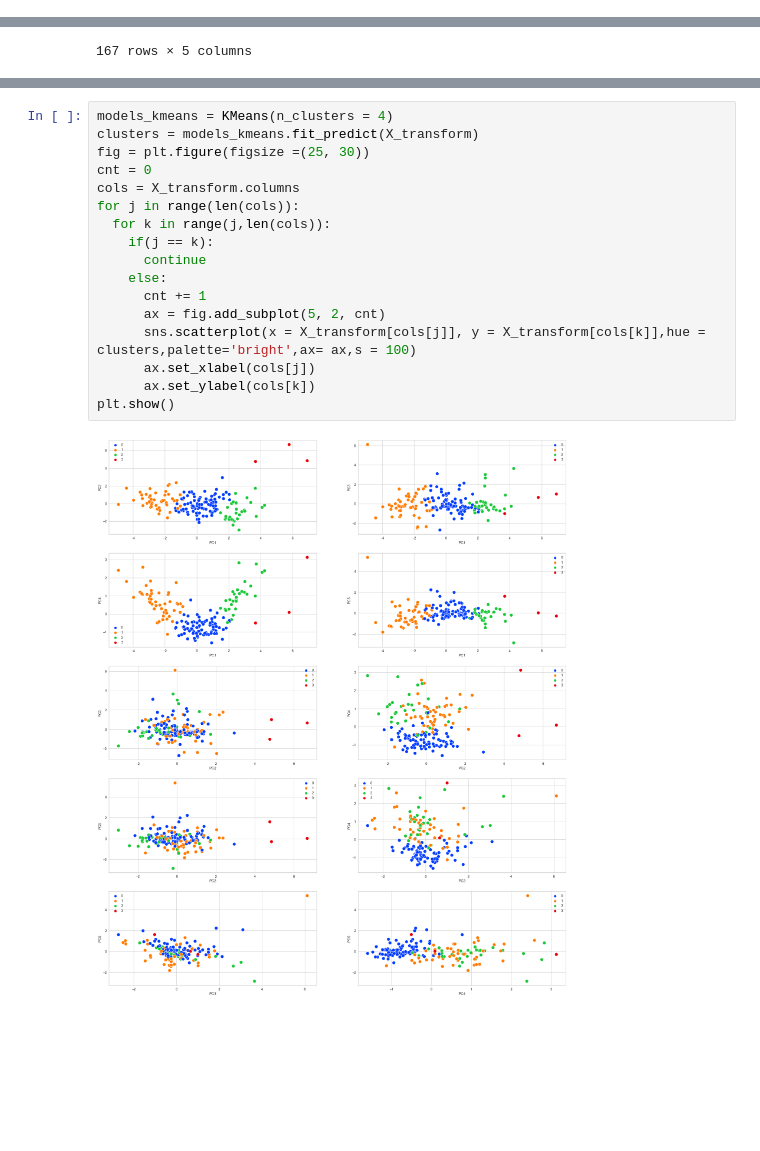
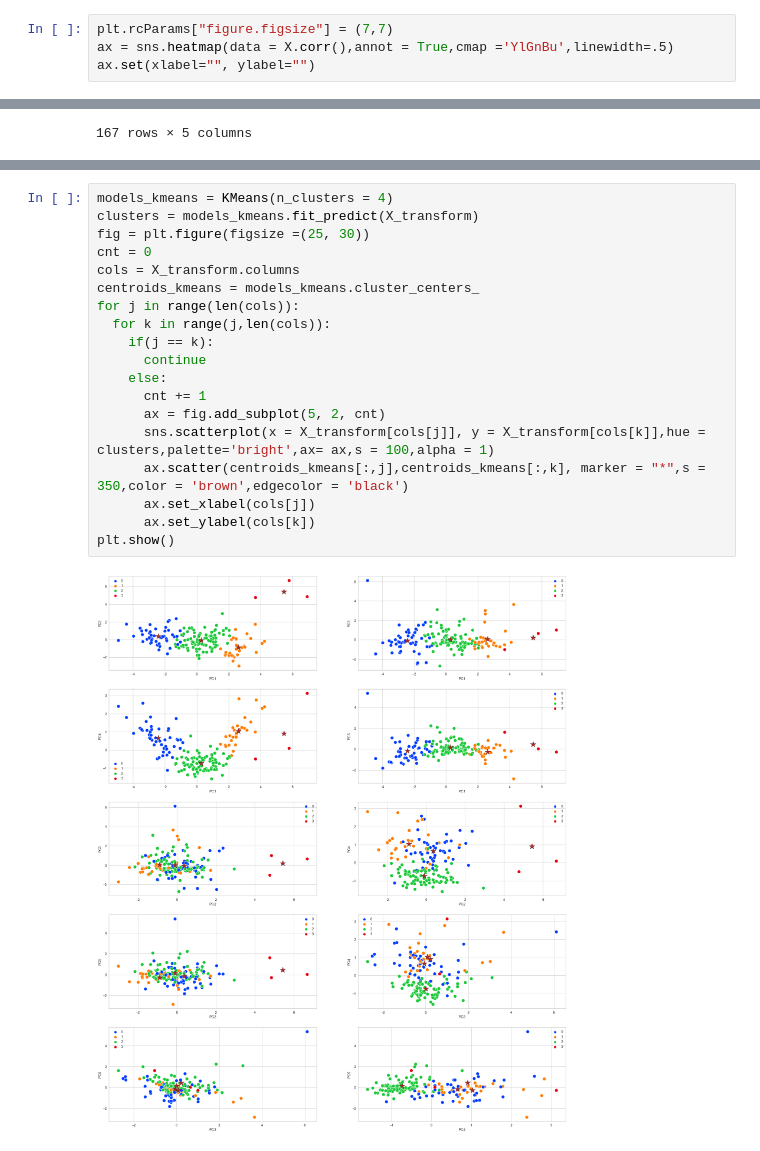
Before and after one commit to SameerSharma-57/Country_data_project, a Jupyter notebook: project.ipynb, the cells around one changed output, grey strips where cells are left out. Saved outputs shown, nothing was run; the diff lists cells and outputs as text; blank space fills up the shorter version.

Commit message:
Final Prediction
Clustering like KMeans, Hierarchical, DBSCAN and Gaussian Mixture has been done.
Labels of countries has been assigned.
Final Vizualization  and report is left

```diff
--- a/project.ipynb
+++ b/project.ipynb
@@ -117,0 +131,4 @@ X_scale
+# %%
+plt.rcParams["figure.figsize"] = (7,7)
+ax = sns.heatmap(data = X.corr(),annot = True,cmap ='YlGnBu',linewidth=.5)
+ax.set(xlabel="", ylabel="")
@@ -205,20 +225,22 @@ visualizer.show()
 # %%
 models_kmeans = KMeans(n_clusters = 4)
 clusters = models_kmeans.fit_predict(X_transform)
 fig = plt.figure(figsize =(25, 30))
 cnt = 0
 cols = X_transform.columns
+centroids_kmeans = models_kmeans.cluster_centers_
 for j in range(len(cols)):
   for k in range(j,len(cols)):
     if(j == k):
       continue
     else:
       cnt += 1
       ax = fig.add_subplot(5, 2, cnt)
-      sns.scatterplot(x = X_transform[cols[j]], y = X_transform[cols[k]],hue = clusters,palette='bright',ax= ax,s = 100)
+      sns.scatterplot(x = X_transform[cols[j]], y = X_transform[cols[k]],hue = clusters,palette='bright',ax= ax,s = 100,alpha = 1)
+      ax.scatter(centroids_kmeans[:,j],centroids_kmeans[:,k], marker = "*",s = 350,color = 'brown',edgecolor = 'black')
       ax.set_xlabel(cols[j])
       ax.set_ylabel(cols[k])
 plt.show()
 # %% [output]
-[figure, old version]
+[figure, new version]
 # %%
```
Also changed, not shown: parts of 31 cells of this notebook.
